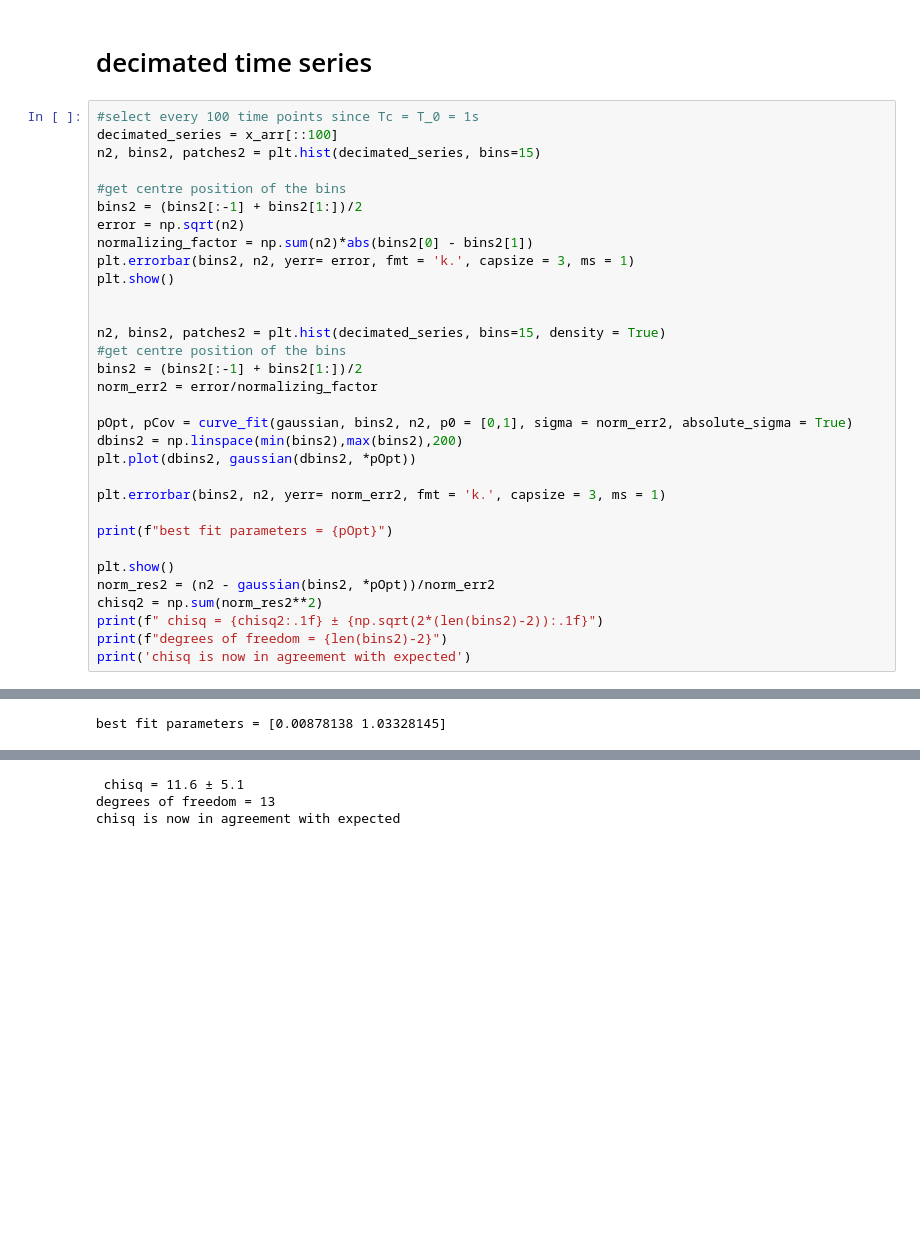
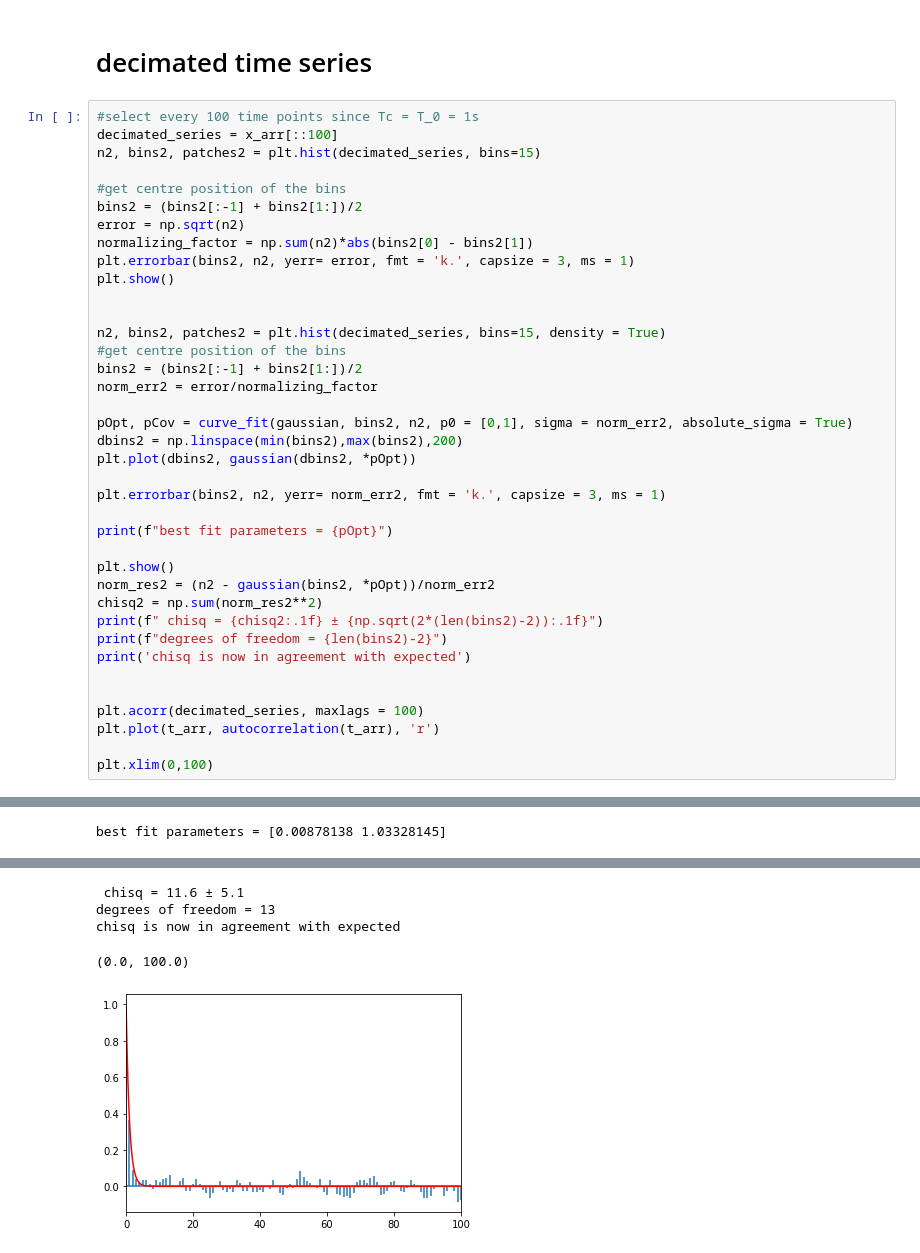
Before and after one commit to Ham0osh/Phys322W-OT, a Jupyter notebook: elliot_prelab.ipynb, the cells around one changed output, grey strips where cells are left out. Drawn from its saved outputs; the diff is of its cells as text; blank space fills up the shorter version.

```diff
--- a/elliot_prelab.ipynb
+++ b/elliot_prelab.ipynb
@@ -119,33 +119,41 @@ normalizing_factor = np.sum(n2)*abs(bins2[0] - bins2[1])
 plt.errorbar(bins2, n2, yerr= error, fmt = 'k.', capsize = 3, ms = 1)
 plt.show()
 
 
 n2, bins2, patches2 = plt.hist(decimated_series, bins=15, density = True)
 #get centre position of the bins
 bins2 = (bins2[:-1] + bins2[1:])/2
 norm_err2 = error/normalizing_factor
 
 pOpt, pCov = curve_fit(gaussian, bins2, n2, p0 = [0,1], sigma = norm_err2, absolute_sigma = True)
 dbins2 = np.linspace(min(bins2),max(bins2),200)
 plt.plot(dbins2, gaussian(dbins2, *pOpt))
 
 plt.errorbar(bins2, n2, yerr= norm_err2, fmt = 'k.', capsize = 3, ms = 1)
 
 print(f"best fit parameters = {pOpt}")
 
 plt.show()
 norm_res2 = (n2 - gaussian(bins2, *pOpt))/norm_err2
 chisq2 = np.sum(norm_res2**2)
 print(f" chisq = {chisq2:.1f} ± {np.sqrt(2*(len(bins2)-2)):.1f}")
 print(f"degrees of freedom = {len(bins2)-2}")
 print('chisq is now in agreement with expected')
+
+
+plt.acorr(decimated_series, maxlags = 100)
+plt.plot(t_arr, autocorrelation(t_arr), 'r')
+
+plt.xlim(0,100)
 # %% [output]
 [figure]
 best fit parameters = [0.00878138 1.03328145]
 [figure]
  chisq = 11.6 ± 5.1
 degrees of freedom = 13
 chisq is now in agreement with expected
+(0.0, 100.0)
+[figure, added]
 # %% [markdown]
 <a style='text-decoration:none;line-height:16px;display:flex;color:#5B5B62;padding:10px;justify-content:end;' href='https://deepnote.com?utm_source=created-in-deepnote-cell&projectId=4bb45f9e-f9d7-4771-843d-2a6451217511' target="_blank">
 <img alt='Created in deepnote.com' style='display:inline;max-height:16px;margin:0px;margin-right:7.5px;' src='embedded-picture-1' > </img>
```
Also changed, not shown: 11 other files.
